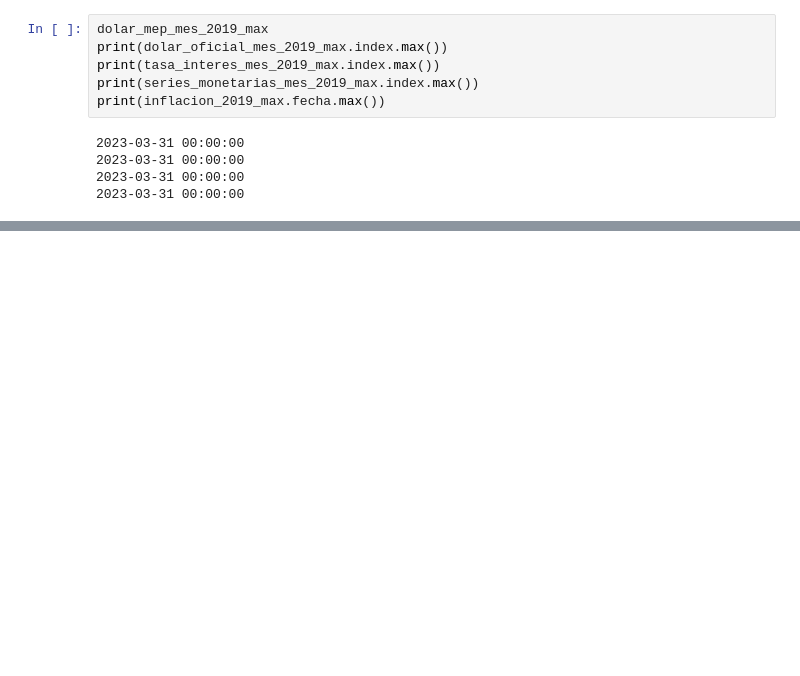
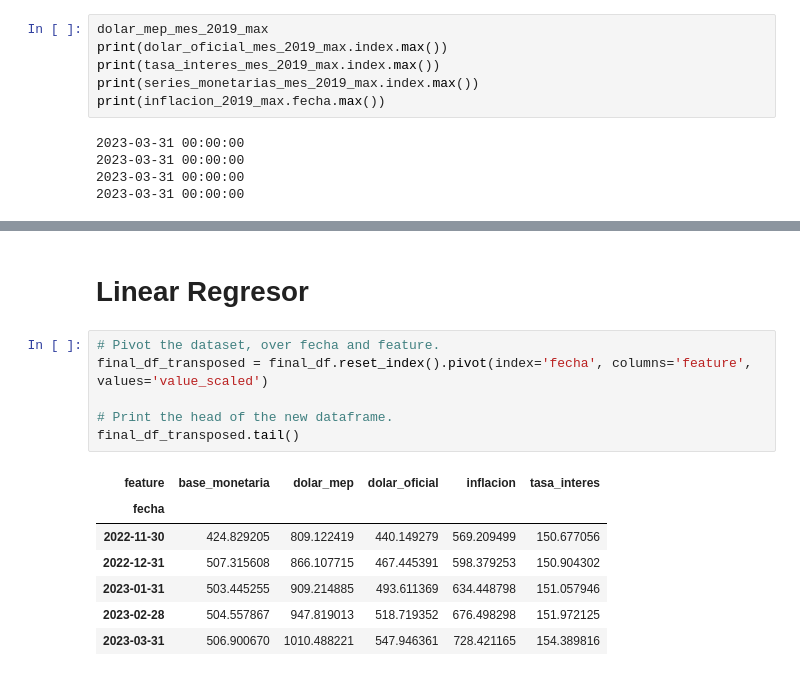
Before and after one commit to ChFontana/Projects, a Jupyter notebook: Argetina Macroeconomy/notebooks/argentina_data_exploration.ipynb, the cells around one changed output, grey strips where cells are left out. Cells and saved outputs as stored; diff of their text form; blank space fills up the shorter version.

```diff
--- a/Argetina Macroeconomy/notebooks/argentina_data_exploration.ipynb
+++ b/Argetina Macroeconomy/notebooks/argentina_data_exploration.ipynb
@@ -721,0 +765,16 @@ print(inflacion_2019_max.fecha.max())
+# %% [markdown]
+# Linear Regresor
+# %%
+# Pivot the dataset, over fecha and feature.
+final_df_transposed = final_df.reset_index().pivot(index='fecha', columns='feature', values='value_scaled')
+
+# Print the head of the new dataframe.
+final_df_transposed.tail()
+# %% [output]
+| feature | base_monetaria | dolar_mep | dolar_oficial | inflacion | tasa_interes |
+| fecha |  |  |  |  |  |
+| 2022-11-30 | 424.829205 | 809.122419 | 440.149279 | 569.209499 | 150.677056 |
+| 2022-12-31 | 507.315608 | 866.107715 | 467.445391 | 598.379253 | 150.904302 |
+| 2023-01-31 | 503.445255 | 909.214885 | 493.611369 | 634.448798 | 151.057946 |
+| 2023-02-28 | 504.557867 | 947.819013 | 518.719352 | 676.498298 | 151.972125 |
+| 2023-03-31 | 506.900670 | 1010.488221 | 547.946361 | 728.421165 | 154.389816 |
```
Also changed, not shown: parts of 14 cells of this notebook.
